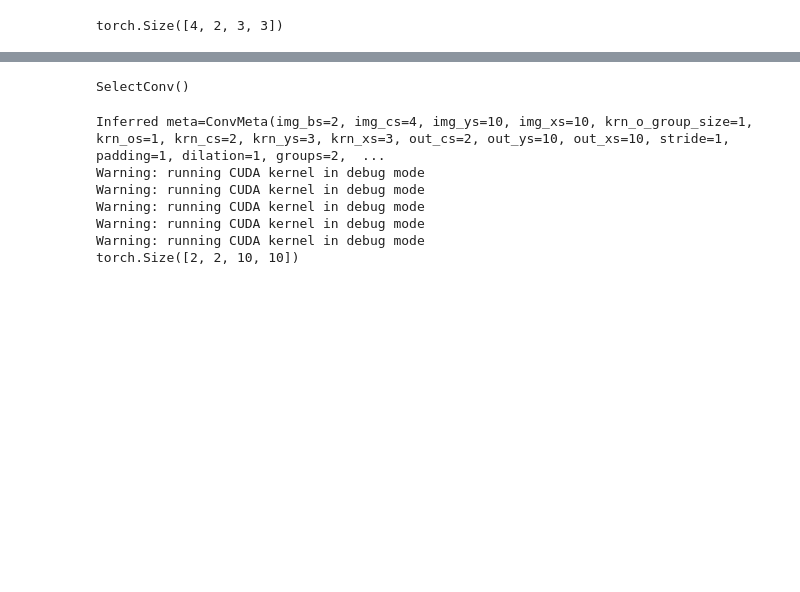
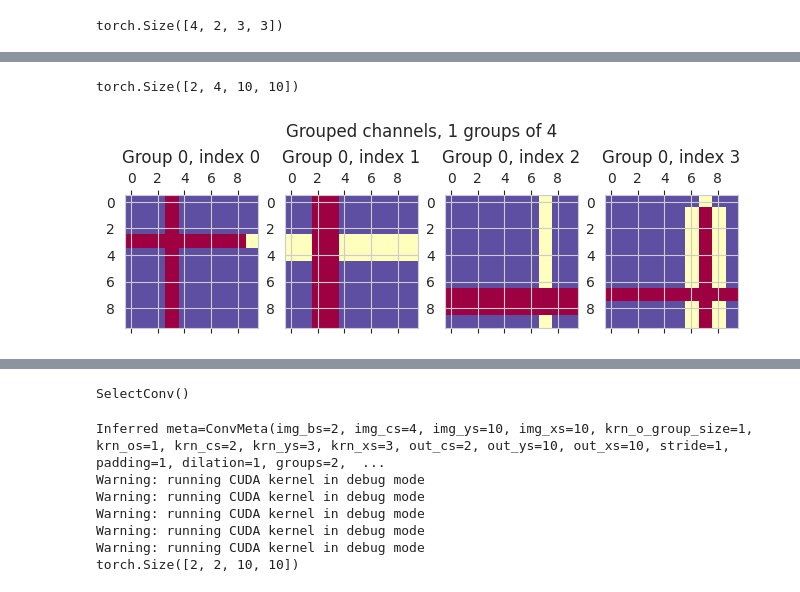
Before and after one commit to p-adema/quadratic-conv, a Jupyter notebook: scratch/groups_test.ipynb, the cells around one changed output, grey strips where cells are left out. Drawn from its saved outputs; the diff is of its cells as text; code cells hidden in the pictures; blank space fills up the shorter version.

```diff
--- a/scratch/groups_test.ipynb
+++ b/scratch/groups_test.ipynb
@@ -139,0 +176,9 @@ torch.Size([2, 4, 10, 10])
+# %%
+sb_op = SubtractSemifield.linear().dynamic()
+res_sb = sb_op(test_data, (test_kernels == 0).float(), groups=2, padding=1, debug=False, kind="corr")
+print(res_sb.shape)
+plot_grouped_data(res_sb[1], 1)
+# print(res_sb)
+# %% [output]
+torch.Size([2, 4, 10, 10])
+[figure, added]
```
Also changed, not shown: parts of 11 cells of this notebook, 9 other files.
